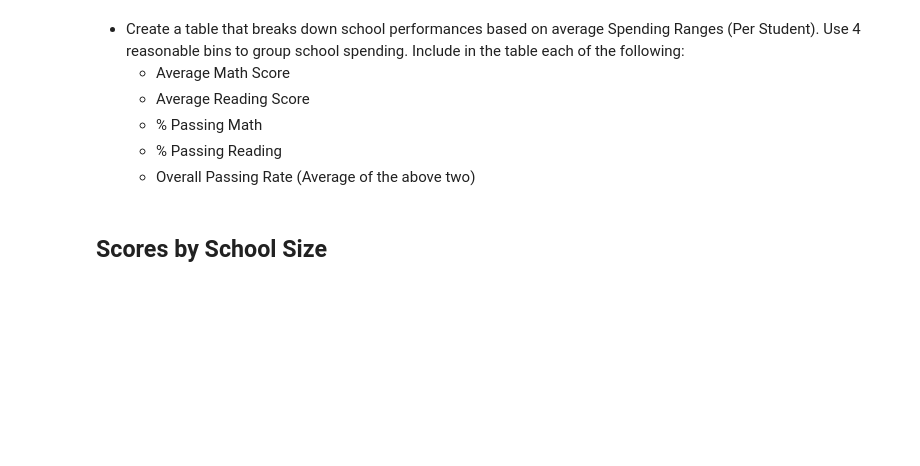
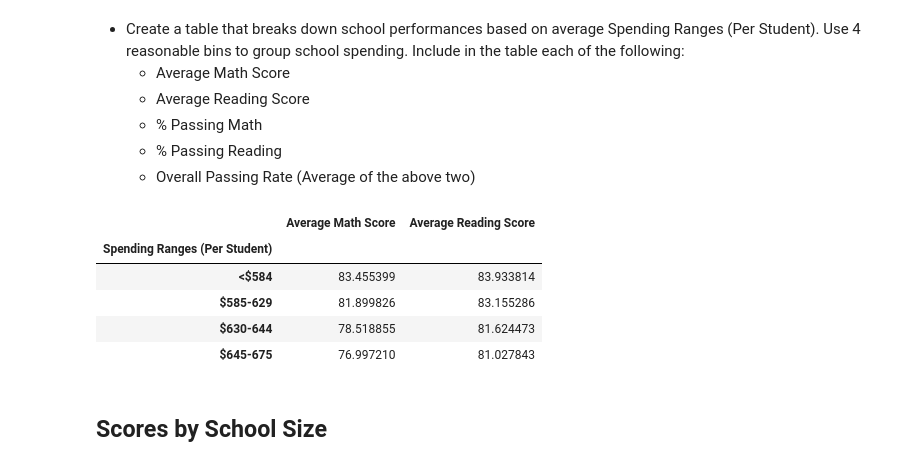
Before and after one commit to kealvarez/pandas-challenge, a Jupyter notebook: PyCitySchools/PyCitySchools.ipynb, the cells around one changed output. Saved outputs shown, nothing was run; the diff lists cells and outputs as text; code cells hidden in the pictures; blank space fills up the shorter version.

```diff
--- a/PyCitySchools/PyCitySchools.ipynb
+++ b/PyCitySchools/PyCitySchools.ipynb
@@ -451,5 +409,5 @@ reading_grade_df
   * % Passing Reading
   * Overall Passing Rate (Average of the above two)
 # %%
-bins = [0, 585, 630, 645, 675]
+school_bins = [0, 585, 630, 645, 675]
 spending_group = ["<$584", "$585-629", "$630-644", "$645-675"]
@@ -460,3 +414,20 @@ spending = school_data_complete.groupby('bins')
+# %%
+
+school_summary_df["Per Student Budget"] = school_summary_df["Per Student Budget"].astype('float')
+school_summary_df["Spending Ranges (Per Student)"] = pd.cut(school_summary_df["Per Student Budget"], school_bins, labels=spending_group)
+
+group_spend_df = school_summary_df.groupby(["Spending Ranges (Per Student)"])
+school_spending_df = group_spend_df.mean()
+
+school_spending_df[["Average Math Score",
+                    "Average Reading Score"]]
+# %% [output]
+|  | Average Math Score | Average Reading Score |
+| Spending Ranges (Per Student) |  |  |
+| <$584 | 83.455399 | 83.933814 |
+| $585-629 | 81.899826 | 83.155286 |
+| $630-644 | 78.518855 | 81.624473 |
+| $645-675 | 76.997210 | 81.027843 |
 # %% [markdown]
 ## Scores by School Size
 # %% [markdown]
```
Also changed, not shown: parts of 19 cells of this notebook.
